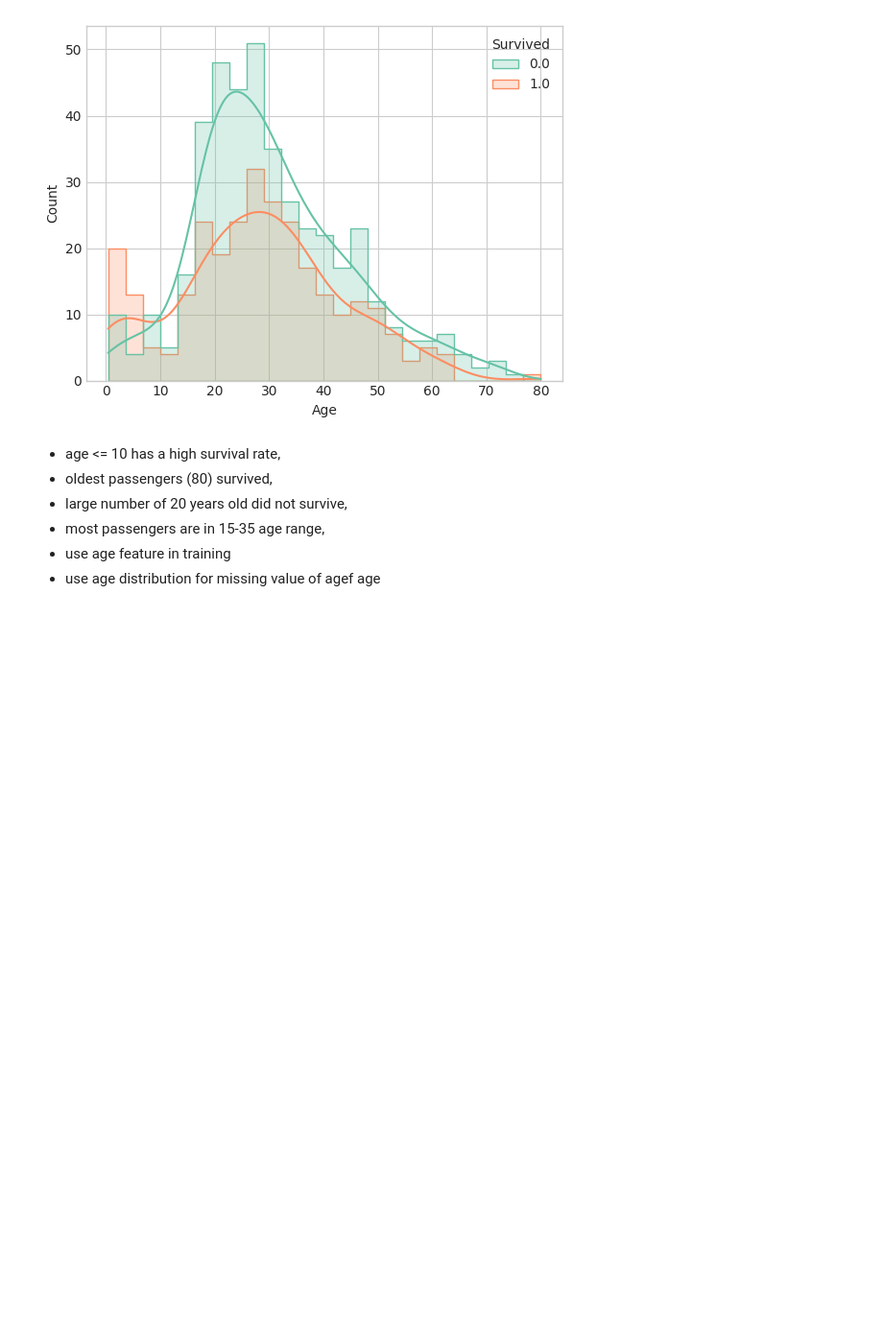
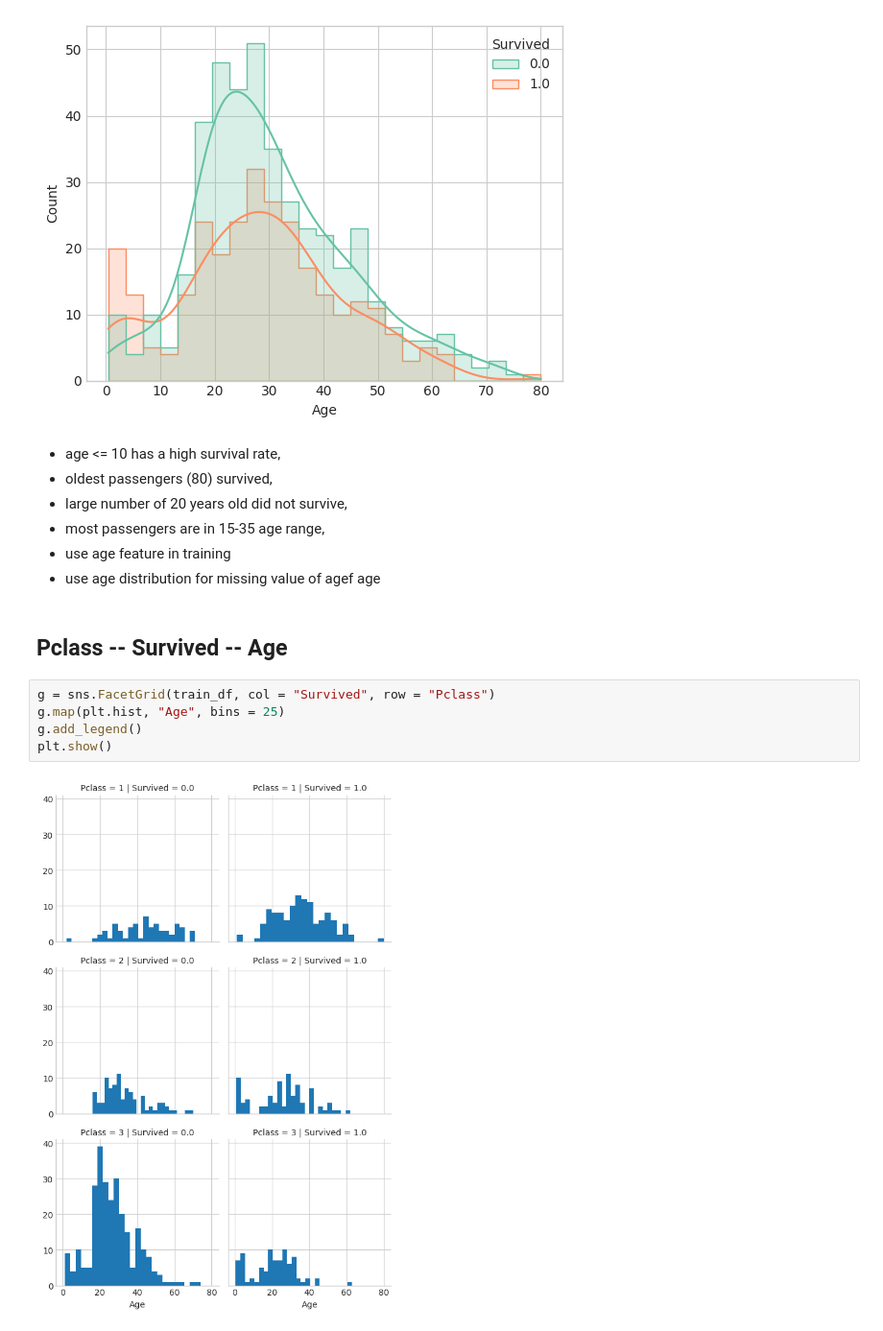
Before and after one commit to BarisOzgurYasar/Titanic-ML, a Jupyter notebook: titanic-eda-notebook.ipynb, the cells around one changed output. Shown: that part at 96% size. Cells and saved outputs as stored; diff of their text form; blank space fills up the shorter version.

```diff
--- a/titanic-eda-notebook.ipynb
+++ b/titanic-eda-notebook.ipynb
@@ -485,3 +485,13 @@ plt.show()
 * most passengers are in 15-35 age range,
 * use age feature in training
 * use age distribution for missing value of agef age
+# %% [markdown]
+<a id="17"></a>
+## Pclass -- Survived -- Age
+# %%
+g = sns.FacetGrid(train_df, col = "Survived", row = "Pclass")
+g.map(plt.hist, "Age", bins = 25)
+g.add_legend()
+plt.show()
+# %% [output]
+[figure, added]
```
Also changed, not shown: parts of 12 cells of this notebook.
